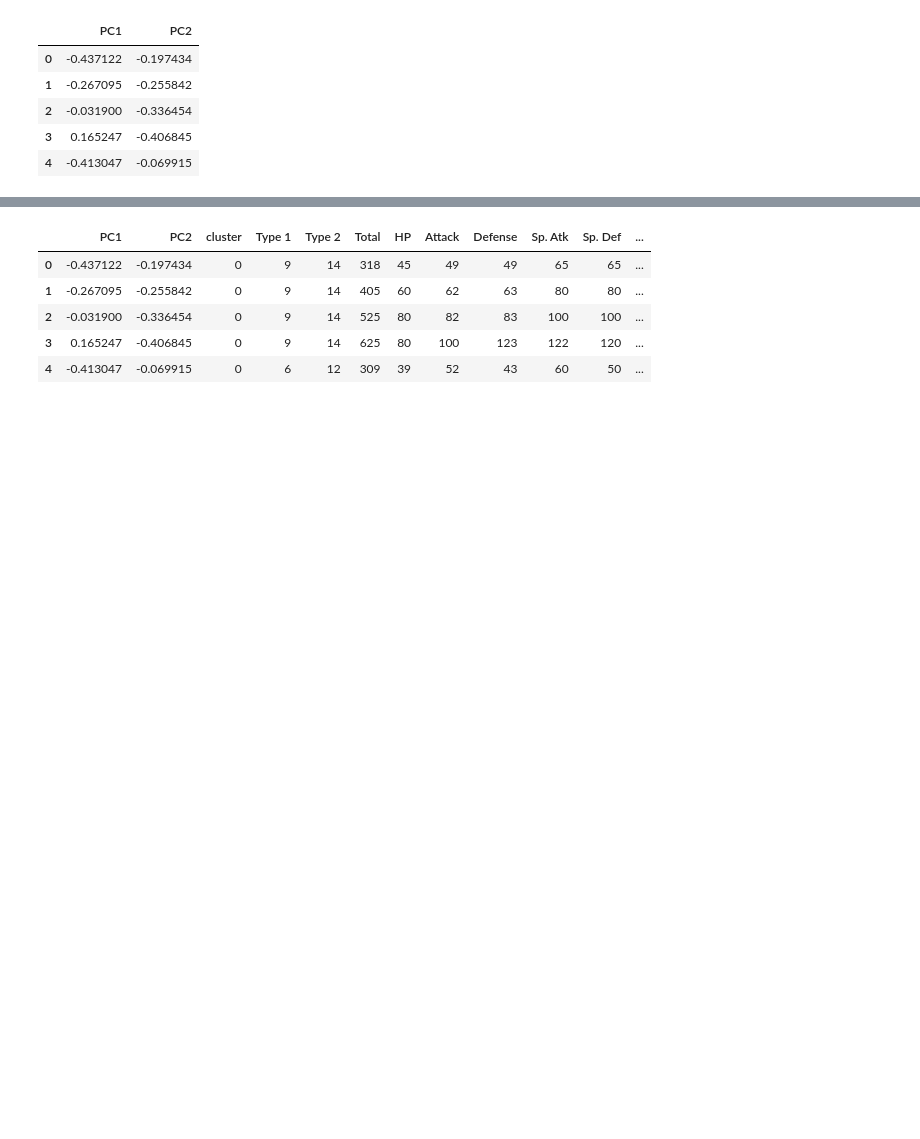
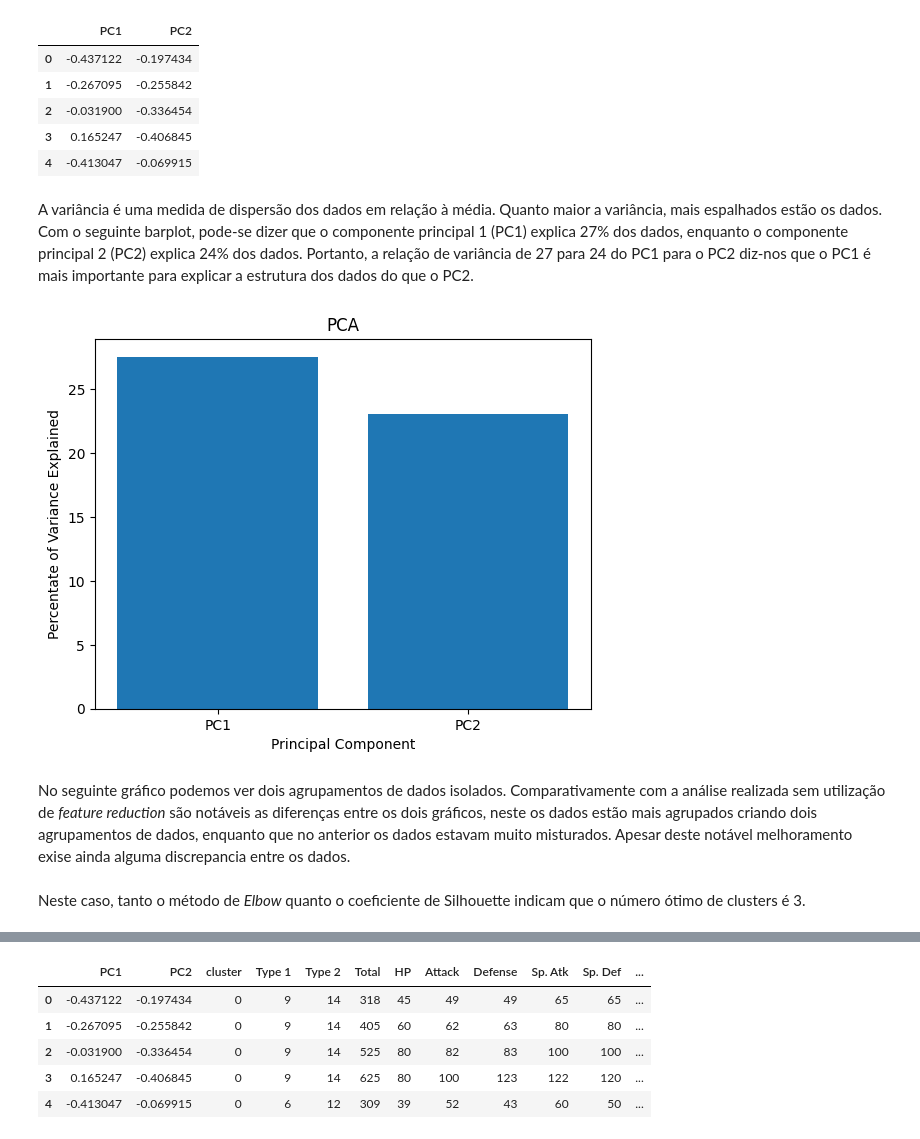
Before and after one commit to RPygramar/Pokemon-Clustering-PT-Edition, a Jupyter notebook: pokemon_v0.0.3.ipynb, the cells around one changed output, grey strips where cells are left out. Drawn from its saved outputs; the diff is of its cells as text; code cells hidden in the pictures; blank space fills up the shorter version.

```diff
--- a/pokemon_v0.0.3.ipynb
+++ b/pokemon_v0.0.3.ipynb
@@ -316,6 +317,22 @@ df_PCA.head()
 | 2 | -0.031900 | -0.336454 |
 | 3 | 0.165247 | -0.406845 |
 | 4 | -0.413047 | -0.069915 |
+# %% [markdown]
+A variância é uma medida de dispersão dos dados em relação à média. Quanto maior a variância, mais espalhados estão os dados.
+Com o seguinte barplot, pode-se dizer que o componente principal 1 (PC1) explica 27% dos dados, enquanto o componente principal 2 (PC2) explica 24% dos dados.
+Portanto, a relação de variância de 27 para 24 do PC1 para o PC2 diz-nos que o PC1 é mais importante para explicar a estrutura dos dados do que o PC2.
+# %%
+percent_variance = np.round(pca.explained_variance_ratio_* 100, decimals =2)
+columns = ['PC1', 'PC2']
+plt.bar(x=range(1,3), height=percent_variance, tick_label=columns)
+plt.ylabel('Percentate of Variance Explained')
+plt.xlabel('Principal Component')
+plt.title('PCA')
+plt.show()
+# %% [output]
+[figure, added]
+# %% [markdown]
+No seguinte gráfico podemos ver dois agrupamentos de dados isolados. Comparativamente com a análise realizada sem utilização de <i>feature reduction</i> são notáveis as diferenças entre os dois gráficos, neste os dados estão mais agrupados criando dois agrupamentos de dados, enquanto que no anterior os dados estavam muito misturados. Apesar deste notável melhoramento exise ainda alguma discrepancia entre os dados.
 # %%
 fig = px.scatter(df_PCA, x=df_PCA['PC1'], y=df_PCA["PC2"], width=800, height=600)
 fig.update_layout(
@@ -324,6 +341,8 @@ fig.update_layout(
     yaxis_title="PCA2",
 )
 fig.show()
+# %% [markdown]
+Neste caso, tanto o método de <em>Elbow</em> quanto o coeficiente de Silhouette indicam que o número ótimo de clusters é 3.
 # %%
 
 SSE = []
```
Also changed, not shown: parts of 8 cells of this notebook, 1 other file.
